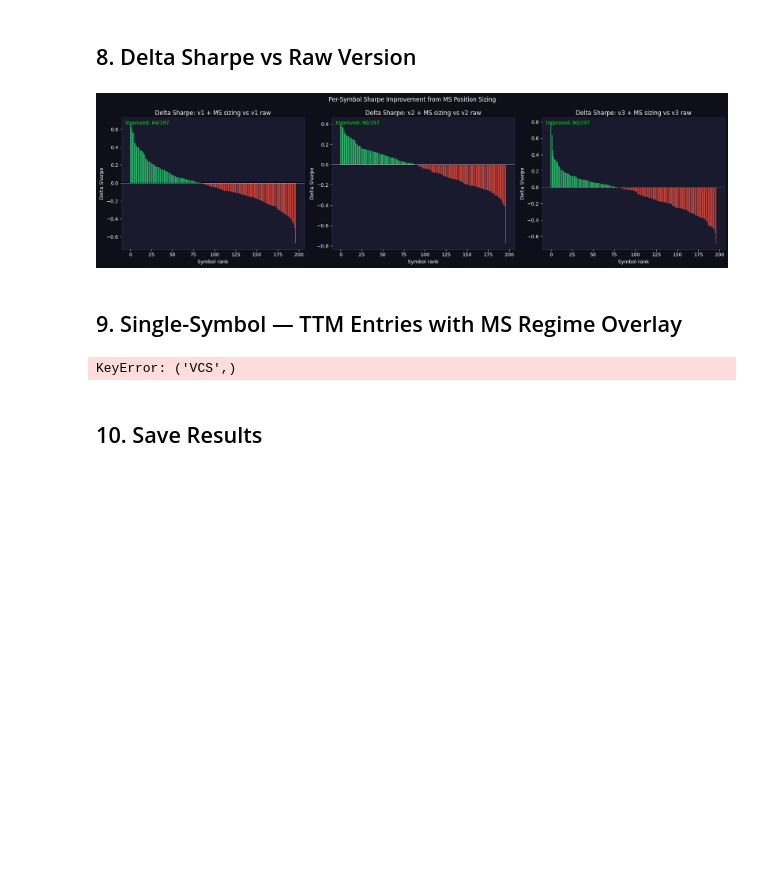
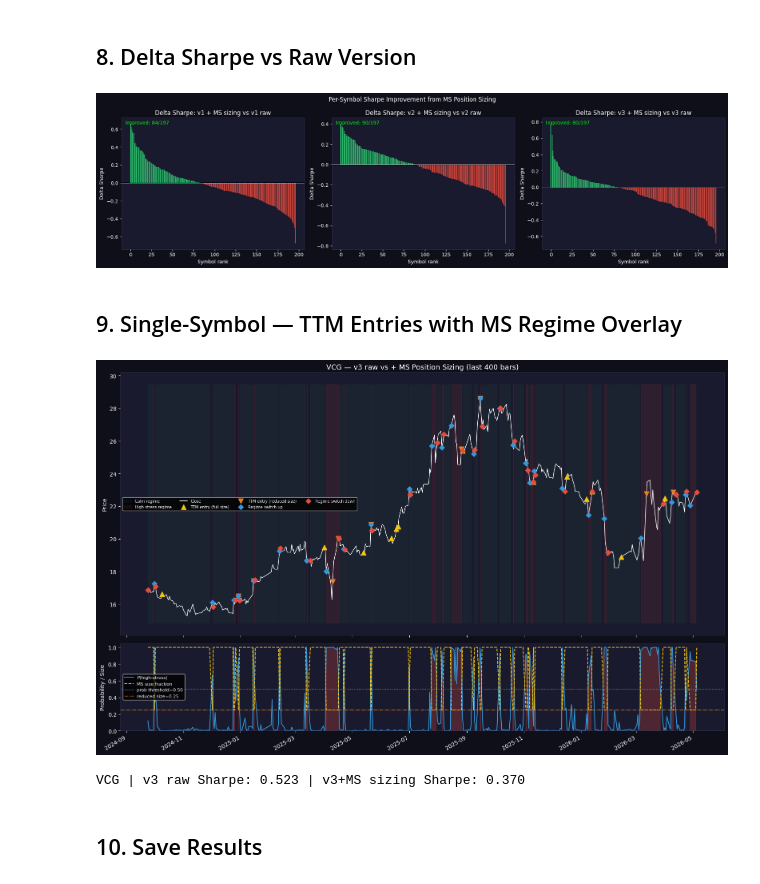
Before and after one commit to phuchuynh0909/all-in-one-portfolio, a Jupyter notebook: notebooks/backtest_005c.ipynb, the cells around one changed output. Drawn from its saved outputs; the diff is of its cells as text; code cells hidden in the pictures; blank space fills up the shorter version.

```diff
--- a/notebooks/backtest_005c.ipynb
+++ b/notebooks/backtest_005c.ipynb
@@ -727,7 +727,7 @@ delta = (
     portfolios_ms_size[VER].sharpe_ratio().replace([np.inf, -np.inf], np.nan)
     - portfolios_ttm[VER].sharpe_ratio().replace([np.inf, -np.inf], np.nan)
 ).dropna().sort_values(ascending=False)
-SYMBOL = delta.index[0]
+SYMBOL = 'VCG'
 LOOKBACK_DAYS = 400
 
 raw_entries = entry_maps[VER]['raw'][SYMBOL].values.astype(bool)
@@ -778,34 +778,35 @@ ax.set_title(f'{SYMBOL} — {VER} raw vs + MS Position Sizing (last {n_show} bar
 ax.set_ylabel('Price', color='white')
 ax.legend(fontsize=7, ncol=4)
 ax.tick_params(colors='white')
 for sp in ax.spines.values():
     sp.set_edgecolor('#333355')
 
 ax2 = axes[1]
 ax2.set_facecolor('#1a1a2e')
 prob_s = s(regime_prob)
 size_frac_s = s(size_frac)
 ax2.plot(dates_s, prob_s, color='#3498db', lw=1.4, label='P(high-stress)')
 ax2.plot(dates_s, size_frac_s, color='#f1c40f', lw=1.4, ls='--', label='MS size fraction')
 ax2.fill_between(dates_s, 0, prob_s, where=high_stress_s, color='#e74c3c', alpha=0.25)
 ax2.axhline(MS_PROB_THRESHOLD, color='#95a5a6', lw=1.0, ls=':',
             label=f'prob threshold={MS_PROB_THRESHOLD:.2f}')
 ax2.axhline(MS_REDUCED_SIZE, color='#e67e22', lw=1.0, ls='-.',
             label=f'reduced size={MS_REDUCED_SIZE:.2f}')
 ax2.set_ylabel('Probability / Size', color='white')
 ax2.set_ylim(0, 1.05)
 ax2.tick_params(colors='white')
 ax2.legend(fontsize=8)
 ax2.xaxis.set_major_formatter(mdates.DateFormatter('%Y-%m'))
 fig.autofmt_xdate(rotation=30)
 for sp in ax2.spines.values():
     sp.set_edgecolor('#333355')
 
 plt.tight_layout()
 plt.show()
 print(f'{SYMBOL} | {VER} raw Sharpe: {portfolios_ttm[VER].sharpe_ratio()[SYMBOL]:.3f} | {VER}+MS sizing Sharpe: {portfolios_ms_size[VER].sharpe_ratio()[SYMBOL]:.3f}')
 # %% [output]
+[figure, added]
-KeyError: ('VCS',)
+VCG | v3 raw Sharpe: 0.523 | v3+MS sizing Sharpe: 0.370
 # %% [markdown]
 ## 10. Save Results
 # %%
```
Also changed, not shown: 17 other files.
